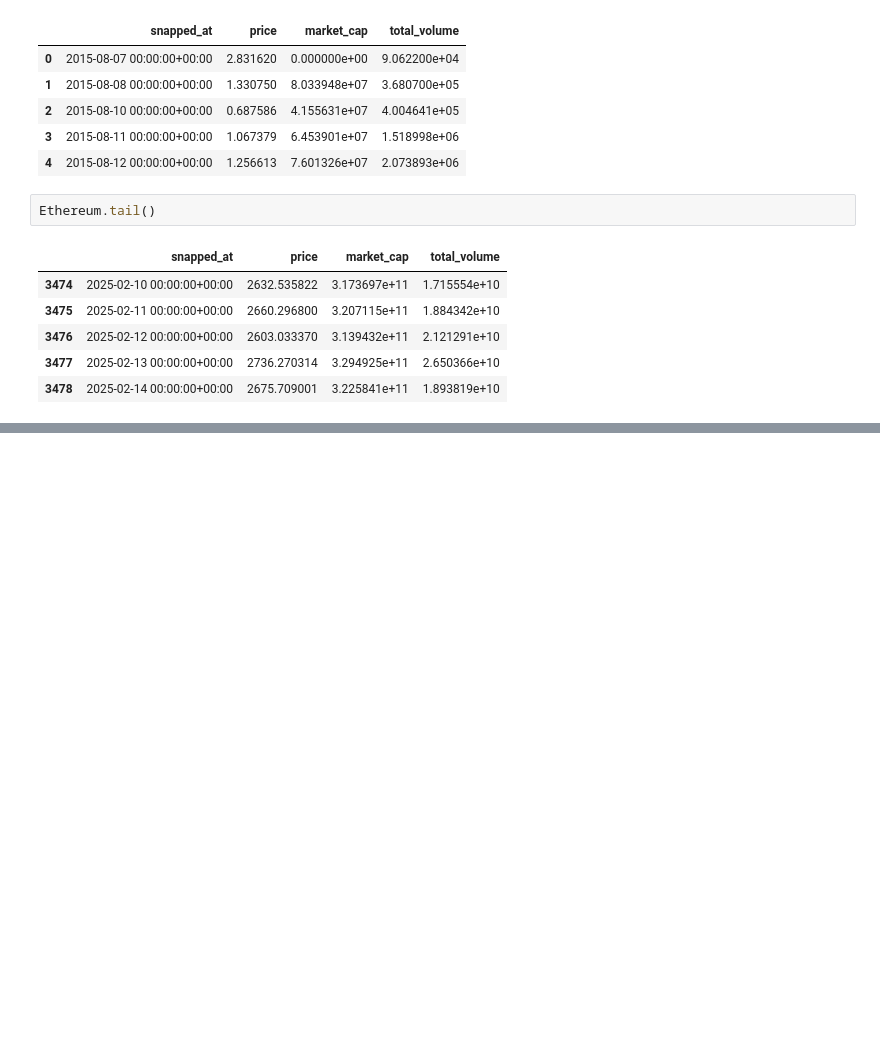
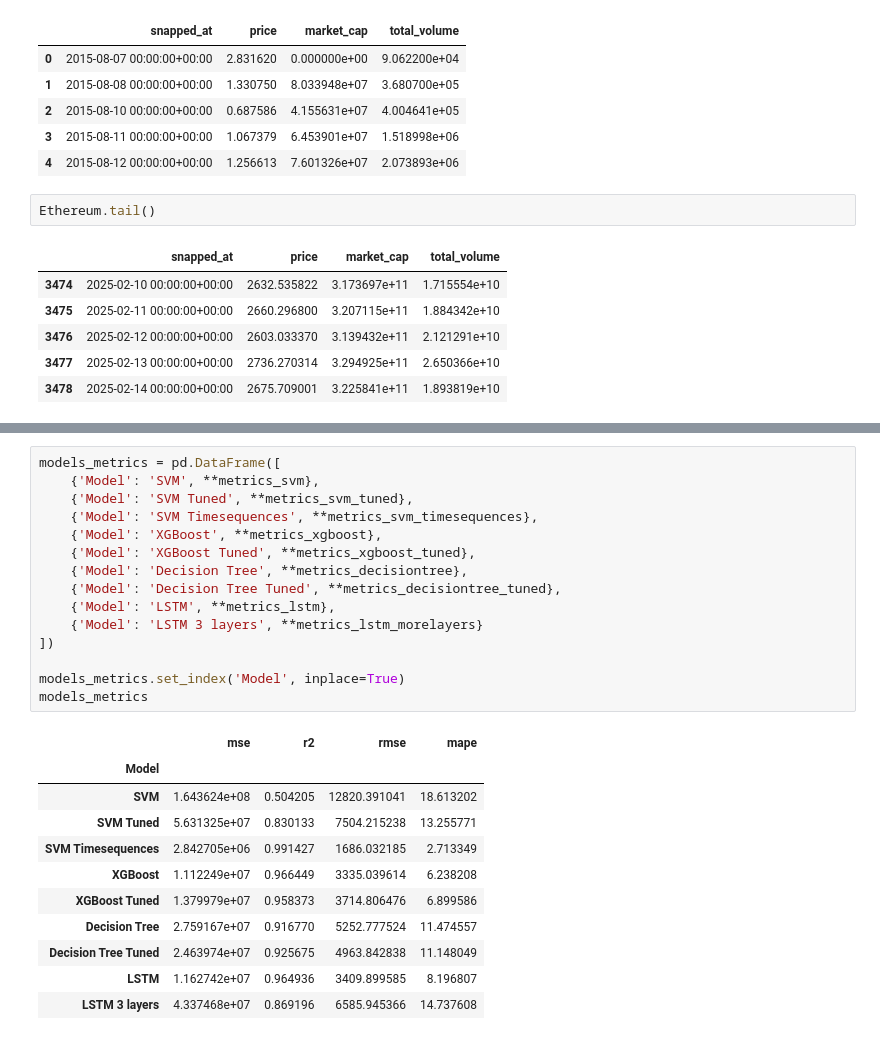
Before and after one commit to SaiTejaBorgam/Data-Science-Project, a Jupyter notebook: Project code.ipynb, the cells around one changed output, grey strips where cells are left out. Saved outputs shown, nothing was run; the diff lists cells and outputs as text; blank space fills up the shorter version.

```diff
--- a/Project code.ipynb
+++ b/Project code.ipynb
@@ -1602,0 +1419,27 @@ R2 value: 0.9176
+# %%
+models_metrics = pd.DataFrame([
+    {'Model': 'SVM', **metrics_svm},
+    {'Model': 'SVM Tuned', **metrics_svm_tuned},
+    {'Model': 'SVM Timesequences', **metrics_svm_timesequences},
+    {'Model': 'XGBoost', **metrics_xgboost},
+    {'Model': 'XGBoost Tuned', **metrics_xgboost_tuned},
+    {'Model': 'Decision Tree', **metrics_decisiontree},
+    {'Model': 'Decision Tree Tuned', **metrics_decisiontree_tuned},
+    {'Model': 'LSTM', **metrics_lstm},
+    {'Model': 'LSTM 3 layers', **metrics_lstm_morelayers}
+])
+
+models_metrics.set_index('Model', inplace=True)
+models_metrics
+# %% [output]
+|  | mse | r2 | rmse | mape |
+| Model |  |  |  |  |
+| SVM | 1.643624e+08 | 0.504205 | 12820.391041 | 18.613202 |
+| SVM Tuned | 5.631325e+07 | 0.830133 | 7504.215238 | 13.255771 |
+| SVM Timesequences | 2.842705e+06 | 0.991427 | 1686.032185 | 2.713349 |
+| XGBoost | 1.112249e+07 | 0.966449 | 3335.039614 | 6.238208 |
+| XGBoost Tuned | 1.379979e+07 | 0.958373 | 3714.806476 | 6.899586 |
+| Decision Tree | 2.759167e+07 | 0.916770 | 5252.777524 | 11.474557 |
+| Decision Tree Tuned | 2.463974e+07 | 0.925675 | 4963.842838 | 11.148049 |
+| LSTM | 1.162742e+07 | 0.964936 | 3409.899585 | 8.196807 |
+| LSTM 3 layers | 4.337468e+07 | 0.869196 | 6585.945366 | 14.737608 |
```
Also changed, not shown: parts of 90 cells of this notebook.
